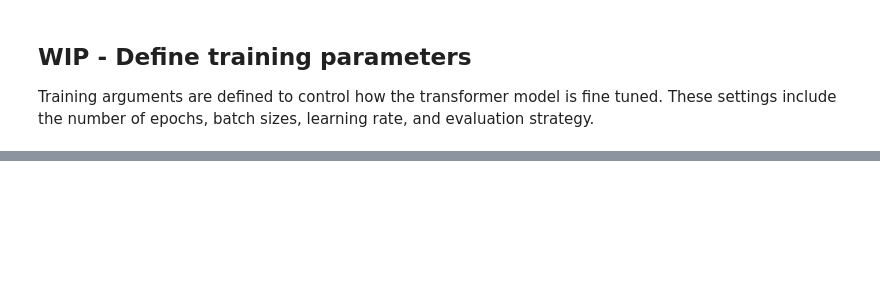
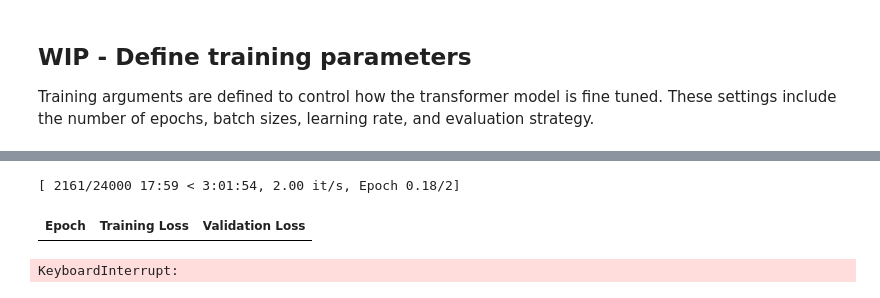
Before and after one commit to tamasfried/AmazonSentimentAnalysis, a Jupyter notebook: notebooks/BERT_baseline.ipynb, the cells around one changed output, grey strips where cells are left out. Cells and saved outputs as stored; diff of their text form; code cells hidden in the pictures; blank space fills up the shorter version.

Commit message:
Started fine tuning BERT but switched to distilBERT due to local resource constraints

```diff
--- a/notebooks/BERT_baseline.ipynb
+++ b/notebooks/BERT_baseline.ipynb
@@ -118,12 +121,12 @@ len(train_dataset), len(test_dataset)
 ## Load pre-trained BERT model for sequence classification
 Load the pre-trained BERT model is loaded with a classification head suited for the multiclass sentiment analysis task.
 # %%
-from transformers import BertForSequenceClassification
+from transformers import DistilBertForSequenceClassification
 
-# Load the pre-trained BERT model for sequence classification
-model = BertForSequenceClassification.from_pretrained(
-    "bert-base-uncased",
-    num_labels=len(label_encoder.classes_), # Not hard coding allows for change in number of classes
+# Load a pre-trained DistilBERT model with a classification head
+model = DistilBertForSequenceClassification.from_pretrained(
+    "distilbert-base-uncased",
+    num_labels=len(label_encoder.classes_), # Not hard coding allows for easy extension to multi-class
     cache_dir=os.path.join(os.getcwd(), ".hf_cache")
-)
+);
 # %% [output]
@@ -148,0 +190,28 @@ Training arguments are defined to control how the transformer model is fine tune
+# %%
+from transformers import Trainer
+from sklearn.metrics import accuracy_score, f1_score
+import numpy as np
+
+# Define evaluation metrics for model performance
+def compute_metrics(eval_pred):
+    logits, labels = eval_pred
+    predictions = np.argmax(logits, axis=1)
+
+    accuracy = accuracy_score(labels, predictions)
+    f1 = f1_score(labels, predictions, average="macro")
+
+    return {
+        "accuracy": accuracy,
+        "macro_f1": f1
+    }
+
+# Create Trainer object
+trainer = Trainer(
+    model=model,
+    args=training_args,
+    train_dataset=train_dataset,
+    eval_dataset=test_dataset,
+    compute_metrics=compute_metrics
+)
+
+trainer
@@ -148,0 +230,8 @@ Training arguments are defined to control how the transformer model is fine tune
+# %%
+# Fine-tune the BERT model on the training dataset
+trainer.train()
+# Started training BERT model. Switching to DistlilBERT due to resource constraints.
+# %% [output]
+[ 2161/24000 17:59 < 3:01:54, 2.00 it/s, Epoch 0.18/2]
+| Epoch | Training Loss | Validation Loss |
+KeyboardInterrupt:
```
Also changed, not shown: parts of 5 cells of this notebook, 1 other file.
